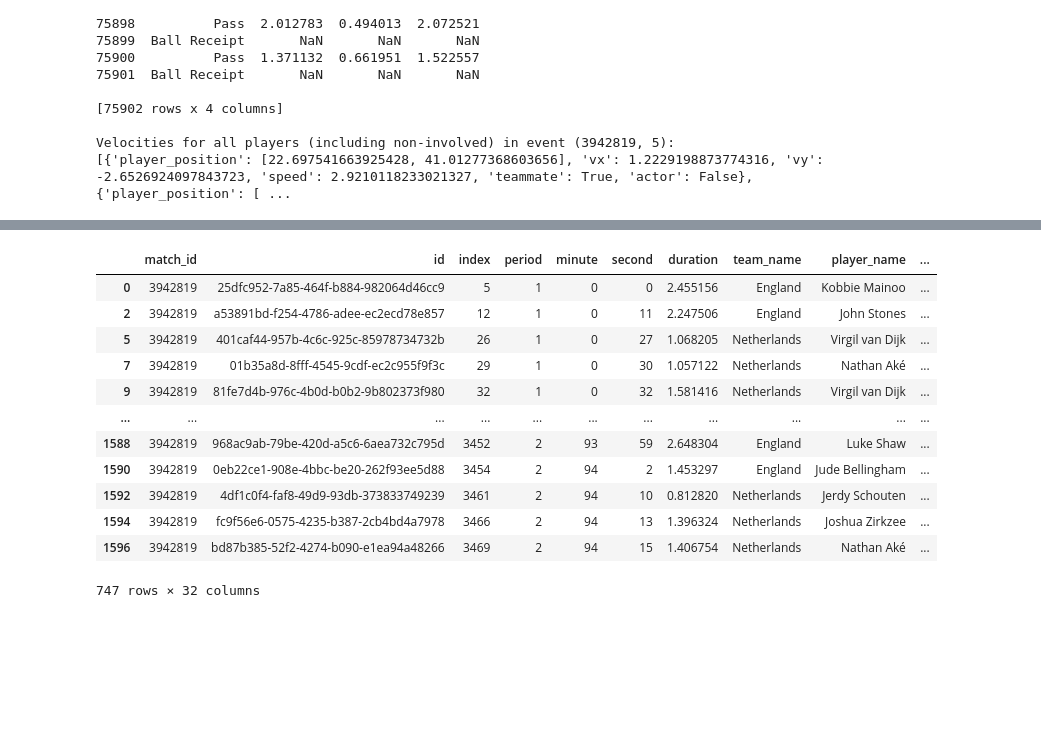
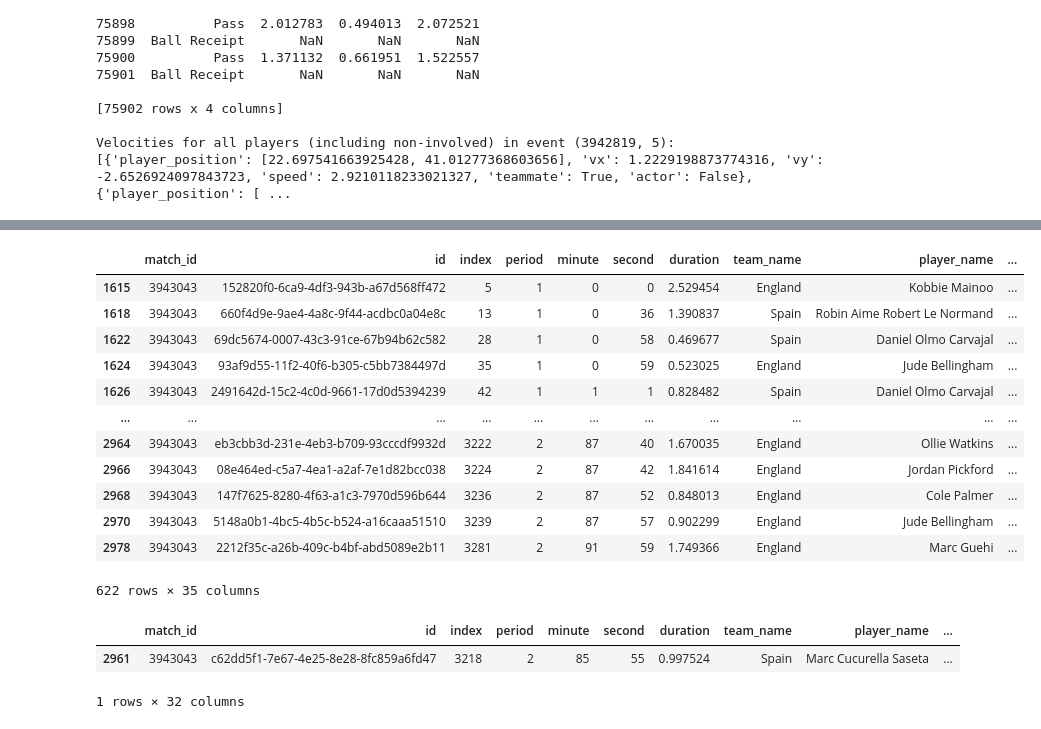
Before and after one commit to FHaddad99/360-Analysis, a Jupyter notebook: Creating a Pitch Control Model for Statsbomb Data.ipynb, the cells around one changed output, grey strips where cells are left out. Drawn from its saved outputs; the diff is of its cells as text; code cells hidden in the pictures; blank space fills up the shorter version.

```diff
--- a/Creating a Pitch Control Model for Statsbomb Data.ipynb
+++ b/Creating a Pitch Control Model for Statsbomb Data.ipynb
@@ -90,7 +90,7 @@ final_event_data
 187858 rows × 87 columns
 # %%
 # Path to the directory containing 360 JSON files
-path_to_360_files = r'C:\Users\PC\OneDrive\Documents\GitHub\open-data\data\three-sixty'
+path_to_360_files = {path_to_your_360_directory}
 
 #Path for Mac
 #'/Users/fadihaddad/Documents/GitHub/open-data/data/three-sixty'
@@ -196,0 +151,35 @@ actions_df
+# %%
+# List of required columns
+required_columns = ["match_id", "id", "index", "period", "minute", "second", 'duration', "team_name", "player_name",
+                    "position_name", "type_name", "outcome_name", "sub_type_name", "under_pressure",
+                    "pass_shot_assist", "pass_goal_assist", "pass_cross", "pass_cut_back", "pass_switch",
+                    "aerial_won", "pass_recipient_name", "pass_length", "pass_angle", "body_part_name",
+                    "play_pattern_name", "x", "y", "end_x", "end_y", "visible_area", "freeze_frame", "event_uuid"]
+
+# Initialize an empty DataFrame for storing concatenated passes
+actions_df = pd.DataFrame()
+
+# Iterate over the matches
+for match_id in match_ids:
+
+    # Iterate over the periods
+    for period in [1, 2]:
+        # Filter the data for the specific match, period, and passes with null outcomes only for Pass and Ball Receipt
+        mask_all_teams_actions = (final_merged_data["match_id"] == match_id) & \
+                                 (final_merged_data["period"] == period) & \
+                                 (final_merged_data["type_name"].isin(['Ball Receipt', 'Pass', 'Shot'])) & \
+                                 (
+                                     ((final_merged_data["type_name"].isin(['Pass', 'Ball Receipt'])) & final_merged_data["outcome_name"].isnull()) |
+                                     (final_merged_data["type_name"] == 'Shot')
+                                 ) & \
+                                 ~final_merged_data['sub_type_name'].isin(['Goal Kick', 'Throw-in', 'Free Kick', 'Corner'])
+
+        # Filter only the existing columns
+        filtered_data = final_merged_data.loc[mask_all_teams_actions,
+                                              [col for col in required_columns if col in final_merged_data.columns]]
+
+        # Concatenate the filtered data directly into the passes_df DataFrame
+        actions_df = pd.concat([actions_df, filtered_data], ignore_index=True)
+
+# Inspect the final passes DataFrame
+actions_df
@@ -1074,20 +775,27 @@ actions_df
 # %%
-filtered_df = actions_df[(actions_df['match_id'] == 3942819) & (actions_df['type_name'] == 'Pass')]
-filtered_df
+passes_df = actions_df[(actions_df['match_id'] == 3943043) & (actions_df['type_name'] == 'Pass')]
+passes_df
 # %% [output]
 |  | match_id | id | index | period | minute | second | duration | team_name | player_name | ... |
-| 0 | 3942819 | 25dfc952-7a85-464f-b884-982064d46cc9 | 5 | 1 | 0 | 0 | 2.455156 | England | Kobbie Mainoo | ... |
-| 2 | 3942819 | a53891bd-f254-4786-adee-ec2ecd78e857 | 12 | 1 | 0 | 11 | 2.247506 | England | John Stones | ... |
-| 5 | 3942819 | 401caf44-957b-4c6c-925c-85978734732b | 26 | 1 | 0 | 27 | 1.068205 | Netherlands | Virgil van Dijk | ... |
-| 7 | 3942819 | 01b35a8d-8fff-4545-9cdf-ec2c955f9f3c | 29 | 1 | 0 | 30 | 1.057122 | Netherlands | Nathan Aké | ... |
-| 9 | 3942819 | 81fe7d4b-976c-4b0d-b0b2-9b802373f980 | 32 | 1 | 0 | 32 | 1.581416 | Netherlands | Virgil van Dijk | ... |
+| 1615 | 3943043 | 152820f0-6ca9-4df3-943b-a67d568ff472 | 5 | 1 | 0 | 0 | 2.529454 | England | Kobbie Mainoo | ... |
+| 1618 | 3943043 | 660f4d9e-9ae4-4a8c-9f44-acdbc0a04e8c | 13 | 1 | 0 | 36 | 1.390837 | Spain | Robin Aime Robert Le Normand | ... |
+| 1622 | 3943043 | 69dc5674-0007-43c3-91ce-67b94b62c582 | 28 | 1 | 0 | 58 | 0.469677 | Spain | Daniel Olmo Carvajal | ... |
+| 1624 | 3943043 | 93af9d55-11f2-40f6-b305-c5bb7384497d | 35 | 1 | 0 | 59 | 0.523025 | England | Jude Bellingham | ... |
+| 1626 | 3943043 | 2491642d-15c2-4c0d-9661-17d0d5394239 | 42 | 1 | 1 | 1 | 0.828482 | Spain | Daniel Olmo Carvajal | ... |
 | ... | ... | ... | ... | ... | ... | ... | ... | ... | ... | ... |
-| 1588 | 3942819 | 968ac9ab-79be-420d-a5c6-6aea732c795d | 3452 | 2 | 93 | 59 | 2.648304 | England | Luke Shaw | ... |
-| 1590 | 3942819 | 0eb22ce1-908e-4bbc-be20-262f93ee5d88 | 3454 | 2 | 94 | 2 | 1.453297 | England | Jude Bellingham | ... |
-| 1592 | 3942819 | 4df1c0f4-faf8-49d9-93db-373833749239 | 3461 | 2 | 94 | 10 | 0.812820 | Netherlands | Jerdy Schouten | ... |
-| 1594 | 3942819 | fc9f56e6-0575-4235-b387-2cb4bd4a7978 | 3466 | 2 | 94 | 13 | 1.396324 | Netherlands | Joshua Zirkzee | ... |
-| 1596 | 3942819 | bd87b385-52f2-4274-b090-e1ea94a48266 | 3469 | 2 | 94 | 15 | 1.406754 | Netherlands | Nathan Aké | ... |
+| 2964 | 3943043 | eb3cbb3d-231e-4eb3-b709-93cccdf9932d | 3222 | 2 | 87 | 40 | 1.670035 | England | Ollie Watkins | ... |
+| 2966 | 3943043 | 08e464ed-c5a7-4ea1-a2af-7e1d82bcc038 | 3224 | 2 | 87 | 42 | 1.841614 | England | Jordan Pickford | ... |
+| 2968 | 3943043 | 147f7625-8280-4f63-a1c3-7970d596b644 | 3236 | 2 | 87 | 52 | 0.848013 | England | Cole Palmer | ... |
+| 2970 | 3943043 | 5148a0b1-4bc5-4b5c-b524-a16caaa51510 | 3239 | 2 | 87 | 57 | 0.902299 | England | Jude Bellingham | ... |
+| 2978 | 3943043 | 2212f35c-a26b-409c-b4bf-abd5089e2b11 | 3281 | 2 | 91 | 59 | 1.749366 | England | Marc Guehi | ... |
-747 rows × 32 columns
+622 rows × 35 columns
+# %%
+filtered_df = actions_df[(actions_df['match_id'] == 3943043) & (actions_df['index'] == 3218)]
+filtered_df
+# %% [output]
+|  | match_id | id | index | period | minute | second | duration | team_name | player_name | ... |
+| 2961 | 3943043 | c62dd5f1-7e67-4e25-8e28-8fc859a6fd47 | 3218 | 2 | 85 | 55 | 0.997524 | Spain | Marc Cucurella Saseta | ... |
+1 rows × 32 columns
 # %%
 #plot pitch
 pitch = Pitch(pitch_type='statsbomb', line_color='black')
```
Also changed, not shown: parts of 12 cells of this notebook.
